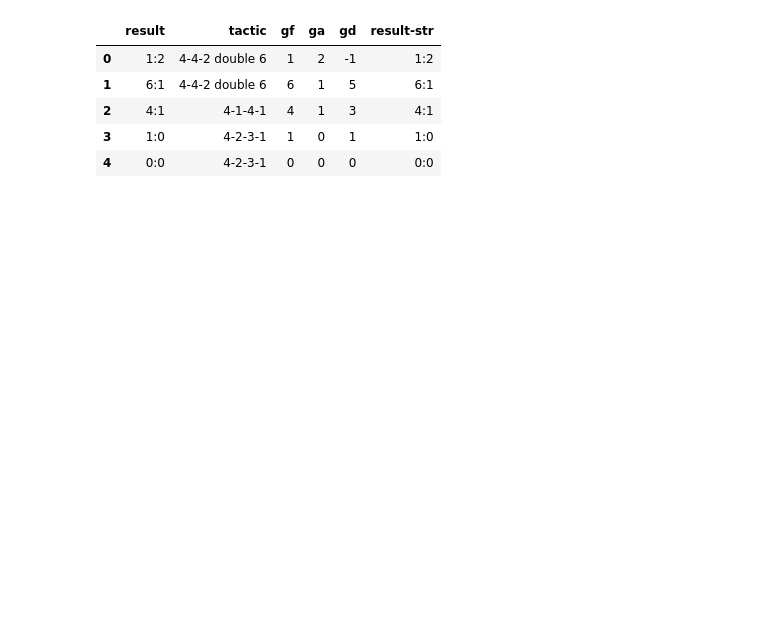
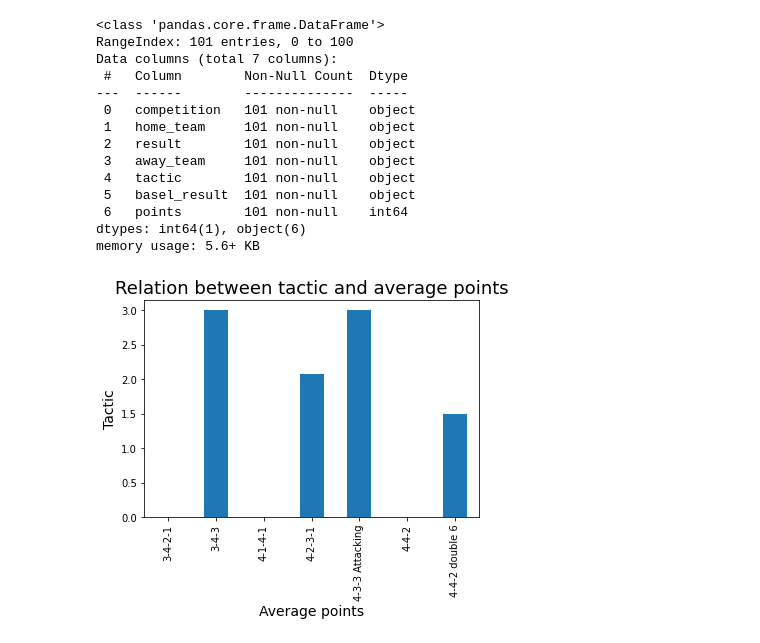
Before and after one commit to ahmedsaid352/basel_marcel_koller_dataset, a Jupyter notebook: basel_koller.ipynb, the cells around one changed output. Saved outputs shown, nothing was run; the diff lists cells and outputs as text; code cells hidden in the pictures; blank space fills up the shorter version.

```diff
--- a/basel_koller.ipynb
+++ b/basel_koller.ipynb
@@ -42,3 +32,0 @@ memory usage: 3.3+ KB
-# %%
-df['gf']=df['gf'].astype(int)
-df['ga']=df['ga'].astype(int)
@@ -59,4 +44,4 @@ memory usage: 2.5+ KB
 # %%
-df['gd']=df['gf']-df['ga']
+df['points']=points
 # %%
-df['result-str']=df['result']
+df.head()
@@ -63,18 +55,25 @@ df['result-str']=df['result']
 # %%
-df.head()
+df.info()
 # %% [output]
-|  | result | tactic | gf | ga | gd | result-str |
-| 0 | 1:2 | 4-4-2 double 6 | 1 | 2 | -1 | 1:2 |
-| 1 | 6:1 | 4-4-2 double 6 | 6 | 1 | 5 | 6:1 |
-| 2 | 4:1 | 4-1-4-1 | 4 | 1 | 3 | 4:1 |
-| 3 | 1:0 | 4-2-3-1 | 1 | 0 | 1 | 1:0 |
-| 4 | 0:0 | 4-2-3-1 | 0 | 0 | 0 | 0:0 |
+<class 'pandas.core.frame.DataFrame'>
+RangeIndex: 101 entries, 0 to 100
+Data columns (total 7 columns):
+ #   Column        Non-Null Count  Dtype
+---  ------        --------------  -----
+ 0   competition   101 non-null    object
+ 1   home_team     101 non-null    object
+ 2   result        101 non-null    object
+ 3   away_team     101 non-null    object
+ 4   tactic        101 non-null    object
+ 5   basel_result  101 non-null    object
+ 6   points        101 non-null    int64
+dtypes: int64(1), object(6)
+memory usage: 5.6+ KB
 # %%
-results =[]
-for i in range(len(df.gd)):
-    if df.gd[i]==0:
-        results.append('d')
-    elif df.gd[i]>0:
-        results.append('w')
-    else:
-        results.append('l')
+df.groupby('tactic')['points'].mean().plot(kind='bar');
+plt.title('Relation between tactic and average points',fontsize=18)
+plt.ylabel('Tactic',fontsize=14)
+plt.xlabel('Average points',fontsize=14)
+plt.show()
+# %% [output]
+[figure, added]
```
Also changed, not shown: parts of 35 cells of this notebook, 3 other files.
